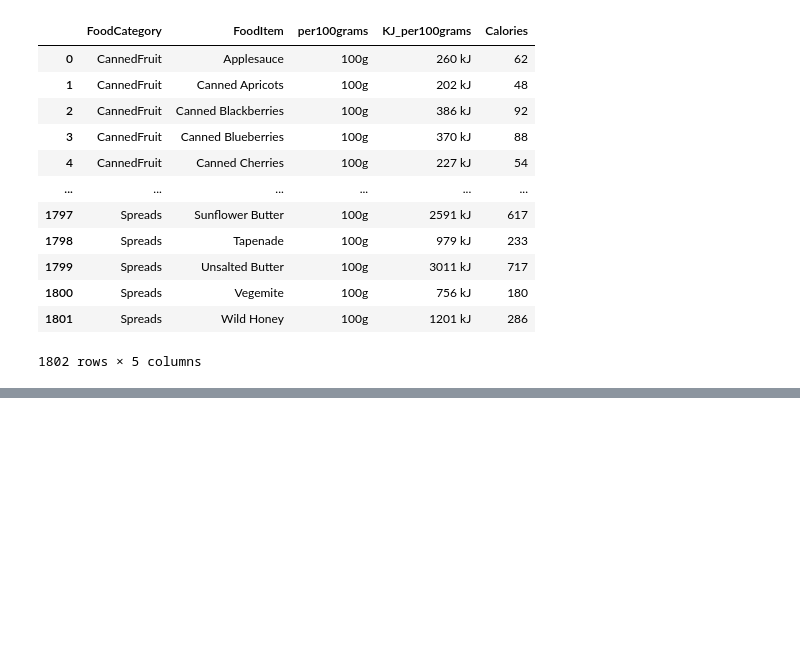
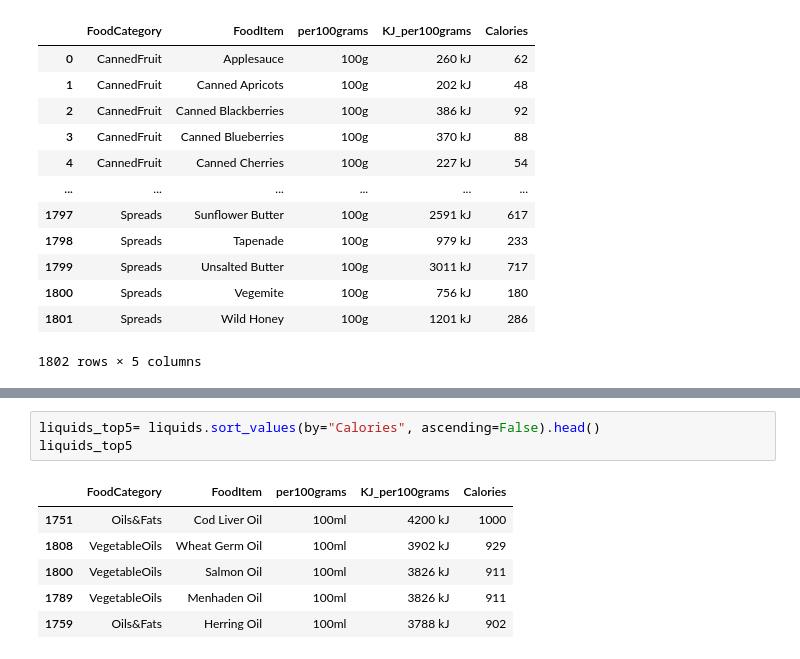
Before and after one commit to danlundh67/Python-Dan-Lund-OPA23, a Jupyter notebook: code_along/L6_pandas_basic.ipynb, the cells around one changed output, grey strips where cells are left out. Drawn from its saved outputs; the diff is of its cells as text; blank space fills up the shorter version.

```diff
--- a/code_along/L6_pandas_basic.ipynb
+++ b/code_along/L6_pandas_basic.ipynb
@@ -285,0 +314,10 @@ solids
+# %%
+liquids_top5= liquids.sort_values(by="Calories", ascending=False).head()
+liquids_top5
+# %% [output]
+|  | FoodCategory | FoodItem | per100grams | KJ_per100grams | Calories |
+| 1751 | Oils&Fats | Cod Liver Oil | 100ml | 4200 kJ | 1000 |
+| 1808 | VegetableOils | Wheat Germ Oil | 100ml | 3902 kJ | 929 |
+| 1800 | VegetableOils | Salmon Oil | 100ml | 3826 kJ | 911 |
+| 1789 | VegetableOils | Menhaden Oil | 100ml | 3826 kJ | 911 |
+| 1759 | Oils&Fats | Herring Oil | 100ml | 3788 kJ | 902 |
```
Also changed, not shown: parts of 5 cells of this notebook.
